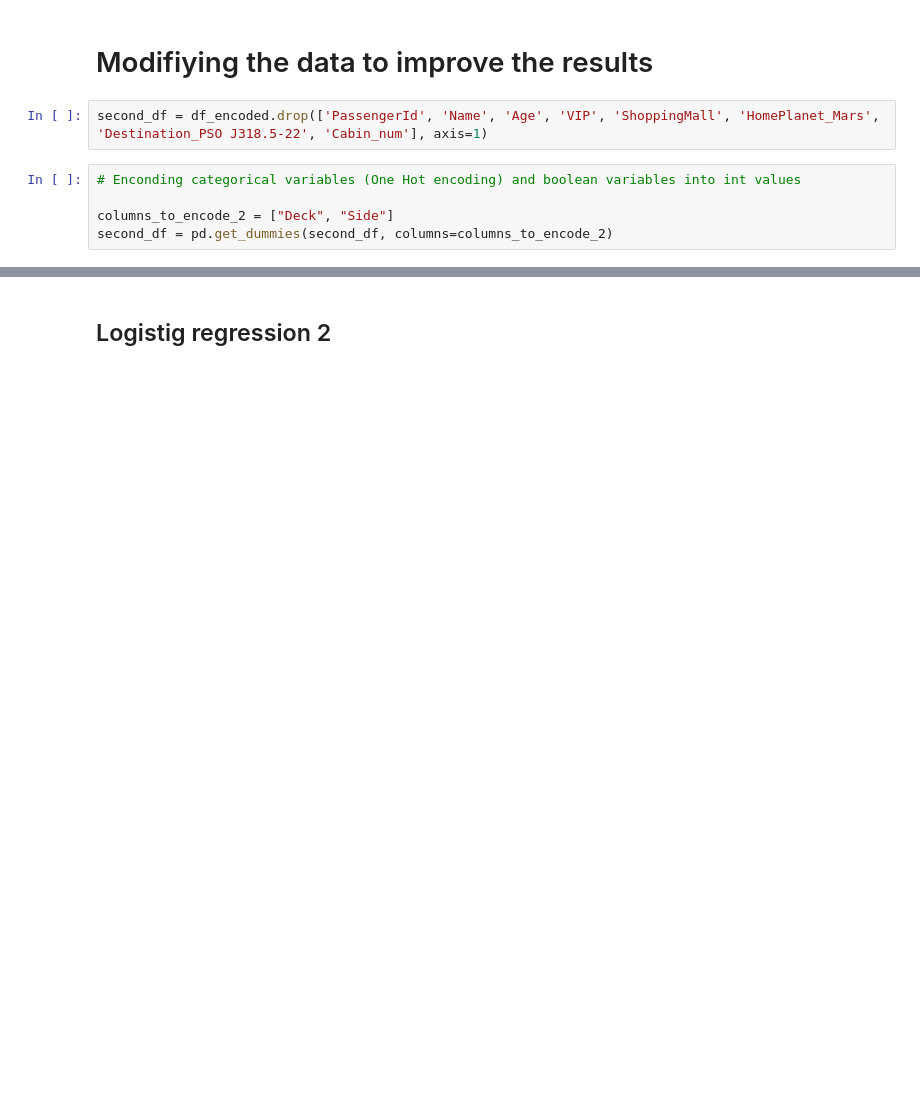
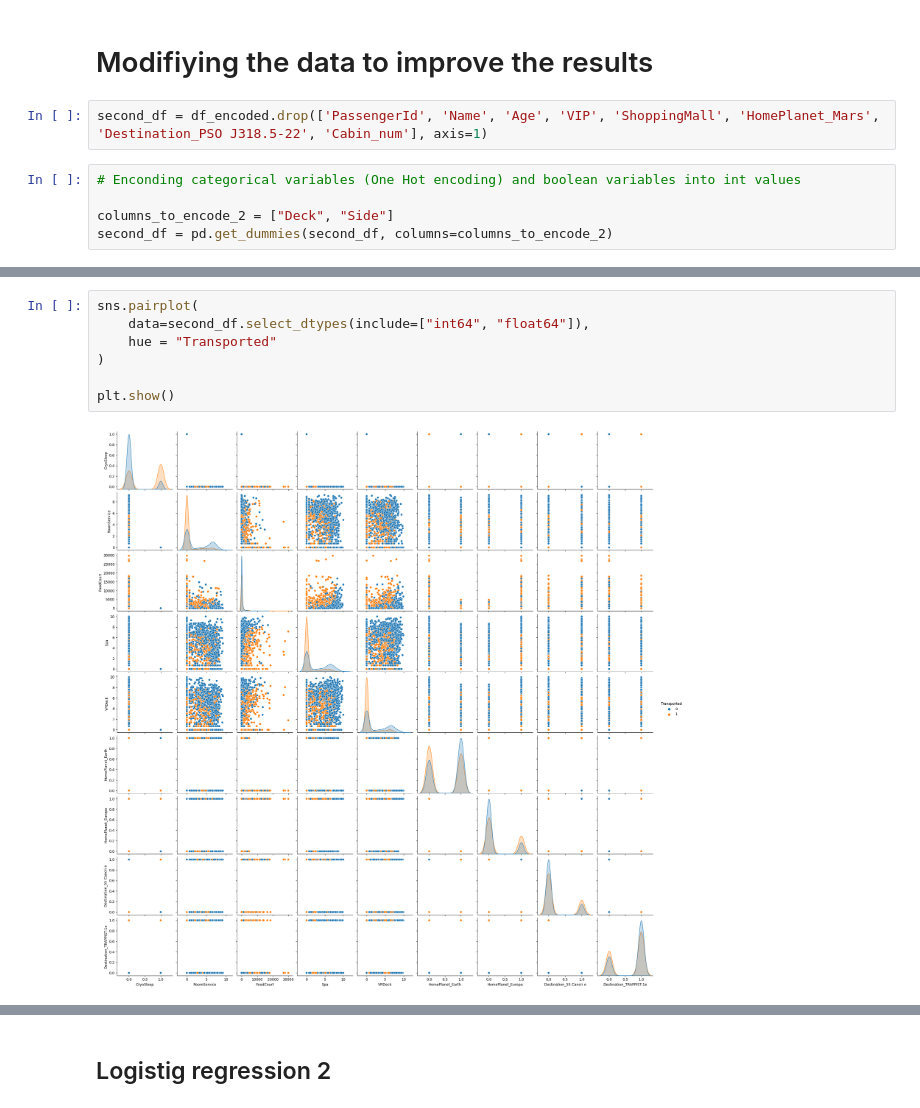
Before and after one commit to Alejolamilla/Spaceship-Titanic, a Jupyter notebook: spaceship_titanic.ipynb, the cells around one changed output, grey strips where cells are left out. Cells and saved outputs as stored; diff of their text form; blank space fills up the shorter version.

```diff
--- a/spaceship_titanic.ipynb
+++ b/spaceship_titanic.ipynb
@@ -306,3 +322,12 @@ plt.show()
+# %%
+sns.pairplot(
+    data=second_df.select_dtypes(include=["int64", "float64"]),
+    hue = "Transported"
+)
+
+plt.show()
+# %% [output]
+[figure, added]
 # %%
 # Removing again low correlated data to leave only the relevan columns
 
```
Also changed, not shown: parts of 17 cells of this notebook.
